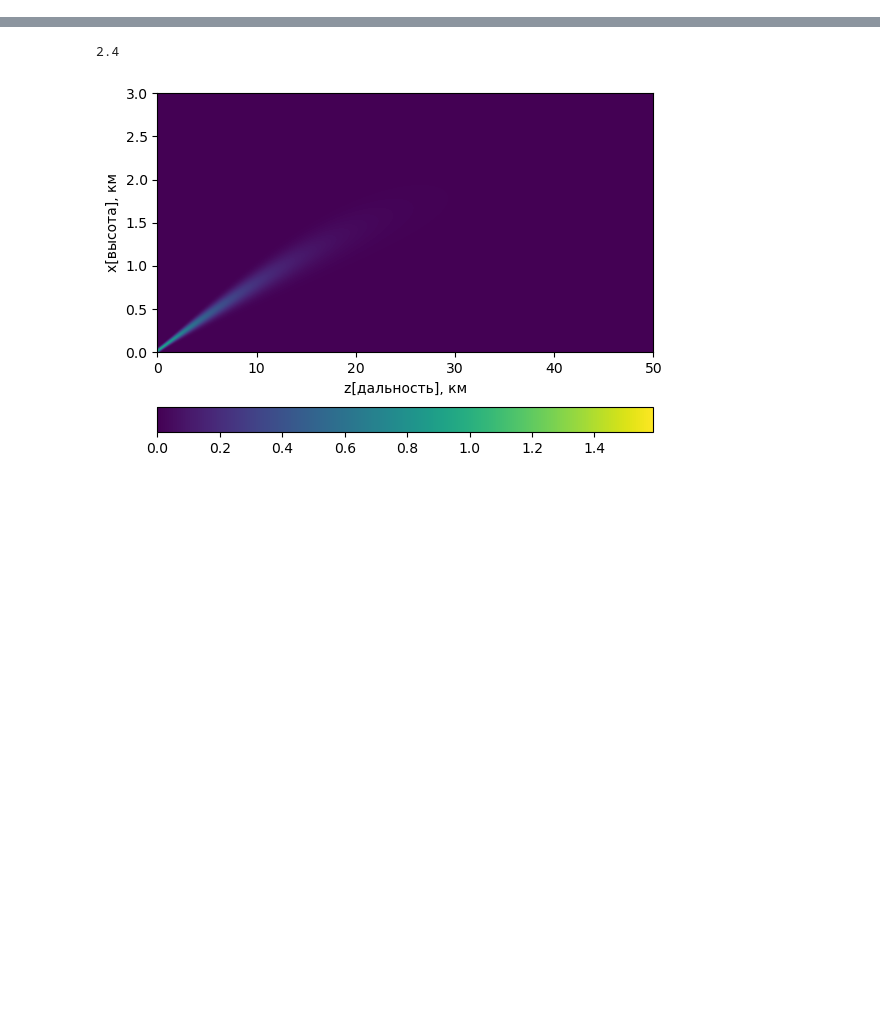
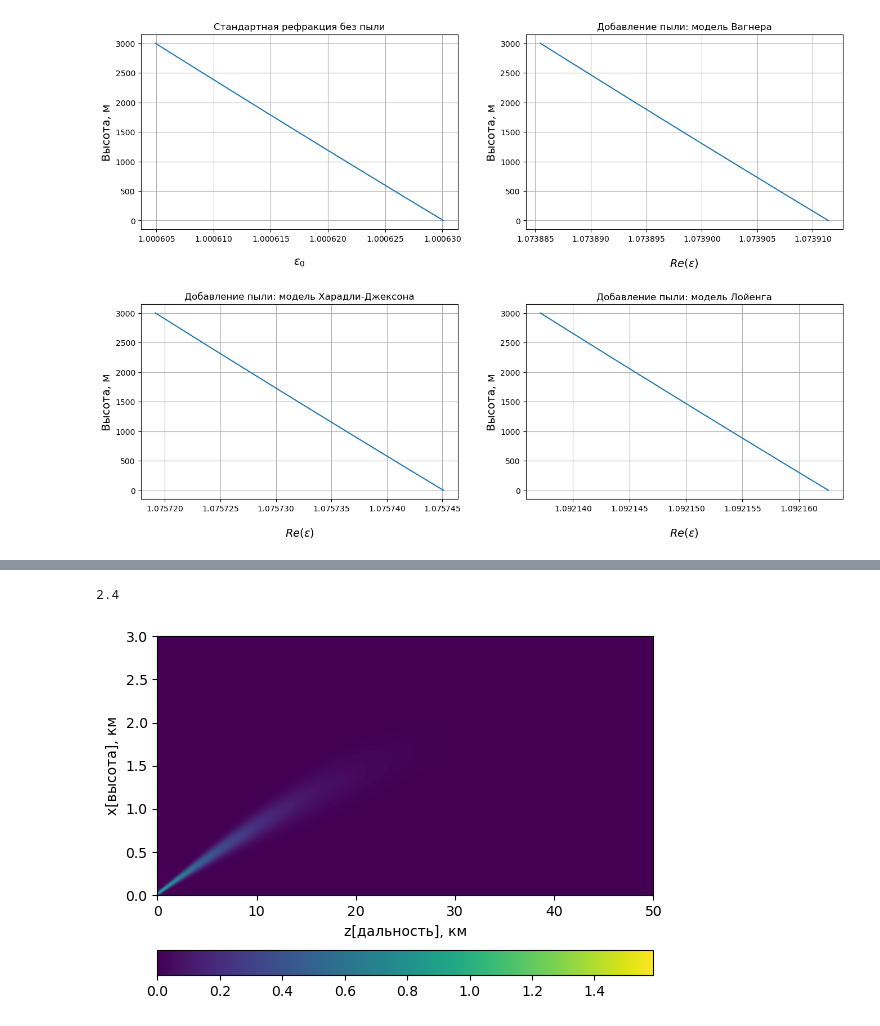
Before and after one commit to Margo-10/pe_radiowaves, a Jupyter notebook: pe_radiowaves.ipynb, the cells around one changed output, grey strips where cells are left out. Saved outputs shown, nothing was run; the diff lists cells and outputs as text; code cells hidden in the pictures; blank space fills up the shorter version.

```diff
--- a/pe_radiowaves.ipynb
+++ b/pe_radiowaves.ipynb
@@ -28,13 +28,13 @@ phi_1 = 0.04
 eps_1= 4.56 + cmath.sqrt(-1)*0.251
 # %%
-for i in range(H_max*1000+1):
-    eps_0[i] =  pow ((1 + (315*math.exp(-1.36 *1.e-5*i))*1.e-6),2)
+for i in range(H_max*100+1):
+    eps_0[i] =  pow ((1 + (315*math.exp(-1.36 *1.e-5*h[i]))*1.e-6),2)
 
-for i in range(H_max*1000+1):
+for i in range(H_max*100+1):
     eps_w_real[i]  = 3*eps_0[i]*phi_1*(eps_1.real-eps_0[i])/(eps_1.real+2*eps_0[i]) + eps_0[i]
 
-for i in range(H_max*1000+1):
+for i in range(H_max*100+1):
     eps_kj_real[i] = (2*eps_0[i]*phi_1*(eps_1.real-eps_0[i]) + eps_0[i]*eps_1.real + 2*eps_0[i]*eps_0[i])/(eps_1.real+2*eps_0[i]-phi_1*(eps_1.real-eps_0[i]))
 
-for i in range(H_max*1000+1):
+for i in range(H_max*100+1):
      eps_l_real[i] = pow((phi_1*(pow(eps_1.real,1.0/3.0)-pow(eps_0[i],1.0/3.0)) + pow(eps_0[i],1.0/3.0)), 3)
@@ -83,0 +41,36 @@ plt.show()
+# %%
+fig, axs = plt.subplots(2, 2, figsize=(14, 10))
+
+axs[0, 0].plot(eps_0, h)
+axs[0, 0].set_ylabel('Высота, м', fontsize = 14)
+axs[0, 0].set_xlabel('$ε_0$', fontsize = 14, labelpad=18)
+axs[0, 0].set_title('Стандартная рефракция без пыли')
+axs[0, 0].ticklabel_format(style='scientific', axis='x', useMathText=True, useOffset=False)
+axs[0, 0].grid(True)
+
+axs[0, 1].plot(eps_w_real, h)
+axs[0, 1].set_xlabel('$Re(ε)$', fontsize = 14, labelpad=18)
+axs[0, 1].set_ylabel('Высота, м', fontsize = 14)
+axs[0, 1].set_title('Добавление пыли: модель Вагнера')
+axs[0, 1].ticklabel_format(style='scientific', axis='x', useMathText=True, useOffset=False)
+axs[0, 1].grid(True)
+
+axs[1, 0].plot(eps_kj_real, h)
+axs[1, 0].set_xlabel('$Re(ε)$', fontsize = 14, labelpad=18)
+axs[1, 0].set_ylabel('Высота, м', fontsize = 14)
+axs[1, 0].set_title('Добавление пыли: модель Харадли-Джексона')
+axs[1, 0].ticklabel_format(style='scientific', axis='x', useMathText=True, useOffset=False)
+axs[1, 0].grid(True)
+
+axs[1, 1].plot(eps_l_real, h)
+axs[1, 1].set_xlabel('$Re(ε)$', fontsize = 14, labelpad=18)
+axs[1, 1].set_ylabel('Высота, м', fontsize = 14)
+axs[1, 1].set_title('Добавление пыли: модель Лойенга')
+axs[1, 1].ticklabel_format(style='scientific', axis='x', useMathText=True, useOffset=False)
+axs[1, 1].grid(True)
+
+
+plt.tight_layout(pad=3.0)
+plt.show()
+# %% [output]
+[figure, added]
```
Also changed, not shown: parts of 20 cells of this notebook.
